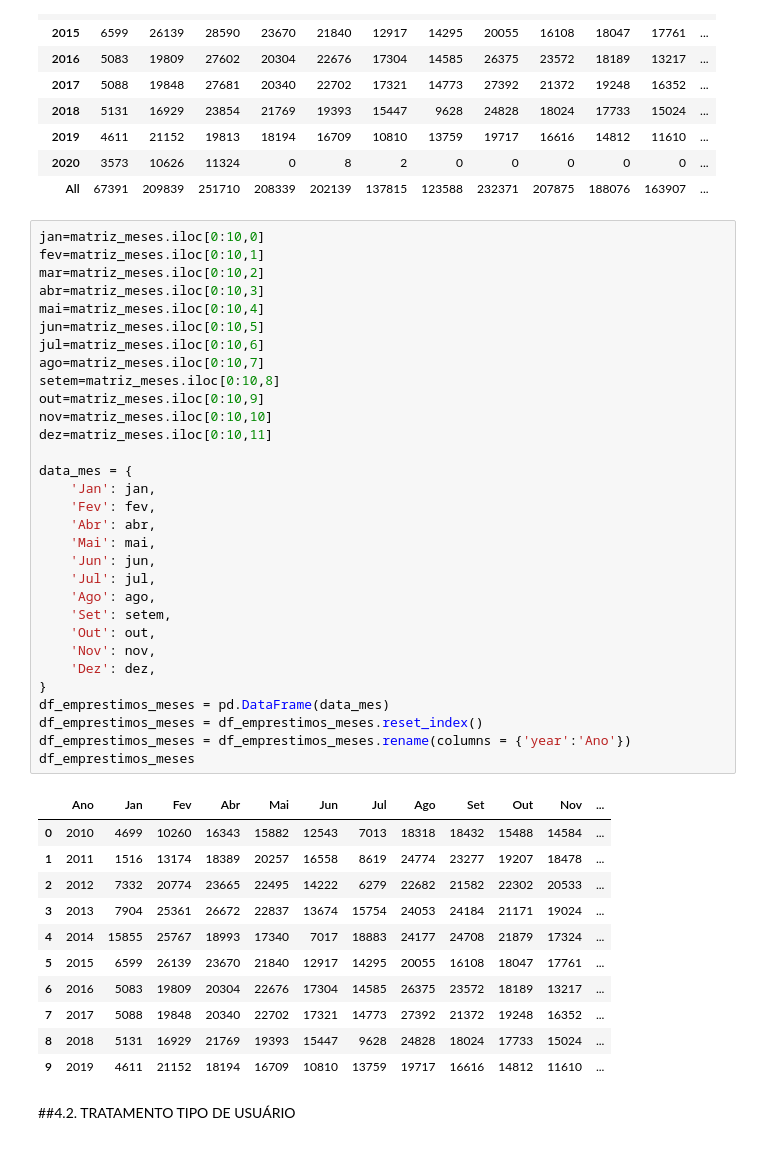
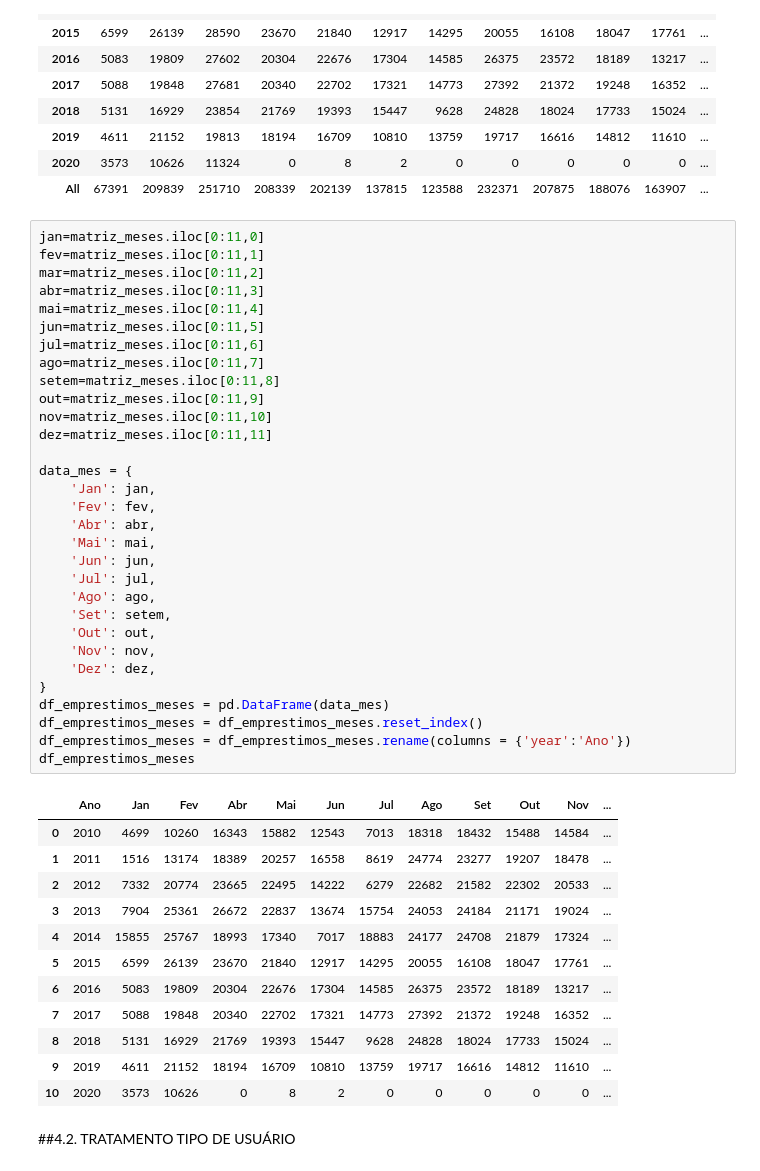
Before and after one commit to JoaoCarraro/Biblioteca, a Jupyter notebook: Portfólio_Biblioteca_UFRN_oficial.ipynb, the cells around one changed output. Drawn from its saved outputs; the diff is of its cells as text.

```diff
--- a/Portfólio_Biblioteca_UFRN_oficial.ipynb
+++ b/Portfólio_Biblioteca_UFRN_oficial.ipynb
@@ -418,48 +420,49 @@ matriz_meses
 | 2020 | 3573 | 10626 | 11324 | 0 | 8 | 2 | 0 | 0 | 0 | 0 | 0 | ... |
 | All | 67391 | 209839 | 251710 | 208339 | 202139 | 137815 | 123588 | 232371 | 207875 | 188076 | 163907 | ... |
 # %%
-jan=matriz_meses.iloc[0:10,0]
-fev=matriz_meses.iloc[0:10,1]
-mar=matriz_meses.iloc[0:10,2]
-abr=matriz_meses.iloc[0:10,3]
-mai=matriz_meses.iloc[0:10,4]
-jun=matriz_meses.iloc[0:10,5]
-jul=matriz_meses.iloc[0:10,6]
-ago=matriz_meses.iloc[0:10,7]
-setem=matriz_meses.iloc[0:10,8]
-out=matriz_meses.iloc[0:10,9]
-nov=matriz_meses.iloc[0:10,10]
-dez=matriz_meses.iloc[0:10,11]
+jan=matriz_meses.iloc[0:11,0]
+fev=matriz_meses.iloc[0:11,1]
+mar=matriz_meses.iloc[0:11,2]
+abr=matriz_meses.iloc[0:11,3]
+mai=matriz_meses.iloc[0:11,4]
+jun=matriz_meses.iloc[0:11,5]
+jul=matriz_meses.iloc[0:11,6]
+ago=matriz_meses.iloc[0:11,7]
+setem=matriz_meses.iloc[0:11,8]
+out=matriz_meses.iloc[0:11,9]
+nov=matriz_meses.iloc[0:11,10]
+dez=matriz_meses.iloc[0:11,11]
 
 data_mes = {
     'Jan': jan,
     'Fev': fev,
     'Abr': abr,
     'Mai': mai,
     'Jun': jun,
     'Jul': jul,
     'Ago': ago,
     'Set': setem,
     'Out': out,
     'Nov': nov,
     'Dez': dez,
 }
 df_emprestimos_meses = pd.DataFrame(data_mes)
 df_emprestimos_meses = df_emprestimos_meses.reset_index()
 df_emprestimos_meses = df_emprestimos_meses.rename(columns = {'year':'Ano'})
 df_emprestimos_meses
 # %% [output]
 |  | Ano | Jan | Fev | Abr | Mai | Jun | Jul | Ago | Set | Out | Nov | ... |
 | 0 | 2010 | 4699 | 10260 | 16343 | 15882 | 12543 | 7013 | 18318 | 18432 | 15488 | 14584 | ... |
 | 1 | 2011 | 1516 | 13174 | 18389 | 20257 | 16558 | 8619 | 24774 | 23277 | 19207 | 18478 | ... |
 | 2 | 2012 | 7332 | 20774 | 23665 | 22495 | 14222 | 6279 | 22682 | 21582 | 22302 | 20533 | ... |
 | 3 | 2013 | 7904 | 25361 | 26672 | 22837 | 13674 | 15754 | 24053 | 24184 | 21171 | 19024 | ... |
 | 4 | 2014 | 15855 | 25767 | 18993 | 17340 | 7017 | 18883 | 24177 | 24708 | 21879 | 17324 | ... |
 | 5 | 2015 | 6599 | 26139 | 23670 | 21840 | 12917 | 14295 | 20055 | 16108 | 18047 | 17761 | ... |
 | 6 | 2016 | 5083 | 19809 | 20304 | 22676 | 17304 | 14585 | 26375 | 23572 | 18189 | 13217 | ... |
 | 7 | 2017 | 5088 | 19848 | 20340 | 22702 | 17321 | 14773 | 27392 | 21372 | 19248 | 16352 | ... |
 | 8 | 2018 | 5131 | 16929 | 21769 | 19393 | 15447 | 9628 | 24828 | 18024 | 17733 | 15024 | ... |
 | 9 | 2019 | 4611 | 21152 | 18194 | 16709 | 10810 | 13759 | 19717 | 16616 | 14812 | 11610 | ... |
+| 10 | 2020 | 3573 | 10626 | 0 | 8 | 2 | 0 | 0 | 0 | 0 | 0 | ... |
 # %% [markdown]
 ##4.2. TRATAMENTO TIPO DE USUÁRIO
 # %% [markdown]
```
Also changed, not shown: parts of 23 cells of this notebook.
